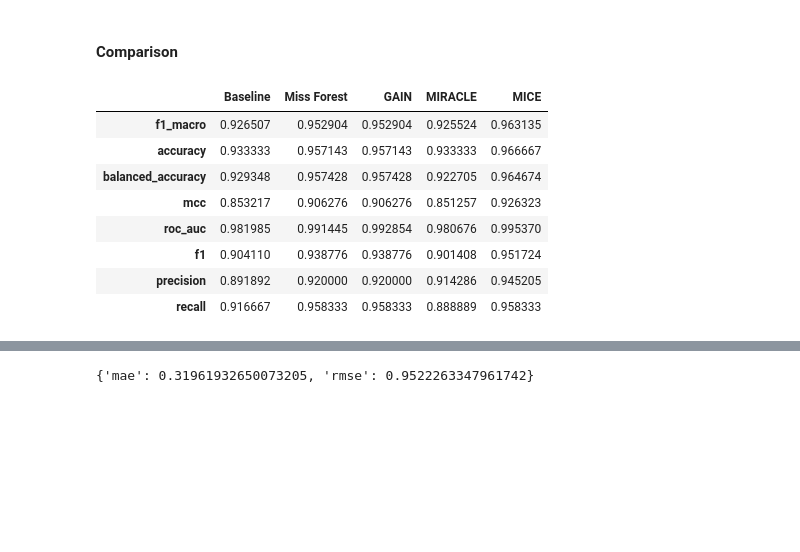
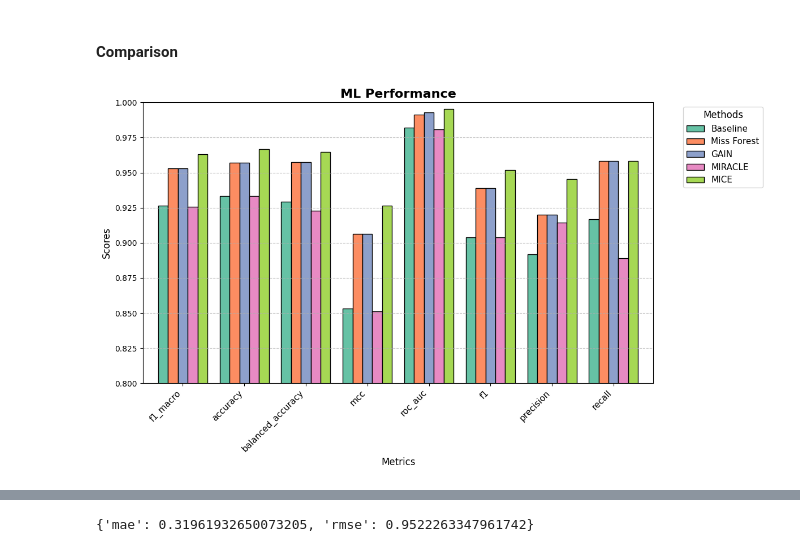
Before and after one commit to Alvorecer721/Missing_value_imputation_workshop, a Jupyter notebook: tabular.ipynb, the cells around one changed output, grey strips where cells are left out. Saved outputs shown, nothing was run; the diff lists cells and outputs as text; code cells hidden in the pictures; blank space fills up the shorter version.

```diff
--- a/tabular.ipynb
+++ b/tabular.ipynb
@@ -655,23 +715,15 @@ TabularPredictor saved. To load, use: predictor = TabularPredictor.load("Autoglu
 # %%
-res = {
+res = pd.DataFrame({
     "Baseline": mar_base_res,
     "Miss Forest": mf_res,
     "GAIN": gain_res,
     "MIRACLE": miracle_res,
-	"MICE": mice_res,
-}
+    "MICE": mice_res,
+}).set_index("Metric")
-# %%
-pd.DataFrame(res)
-# %% [output]
-|  | Baseline | Miss Forest | GAIN | MIRACLE | MICE |
-| f1_macro | 0.926507 | 0.952904 | 0.952904 | 0.925524 | 0.963135 |
-| accuracy | 0.933333 | 0.957143 | 0.957143 | 0.933333 | 0.966667 |
-| balanced_accuracy | 0.929348 | 0.957428 | 0.957428 | 0.922705 | 0.964674 |
-| mcc | 0.853217 | 0.906276 | 0.906276 | 0.851257 | 0.926323 |
-| roc_auc | 0.981985 | 0.991445 | 0.992854 | 0.980676 | 0.995370 |
-| f1 | 0.904110 | 0.938776 | 0.938776 | 0.901408 | 0.951724 |
-| precision | 0.891892 | 0.920000 | 0.920000 | 0.914286 | 0.945205 |
-| recall | 0.916667 | 0.958333 | 0.958333 | 0.888889 | 0.958333 |
+# %%
+plot(result=res, title='ML Performance', y_limit=(0.8,1), log_scale=False)
+# %% [output]
+[figure, added]
 # %%
 cal_metrics(
     original=df_ori,
```
Also changed, not shown: parts of 13 cells of this notebook, 11 other files.
